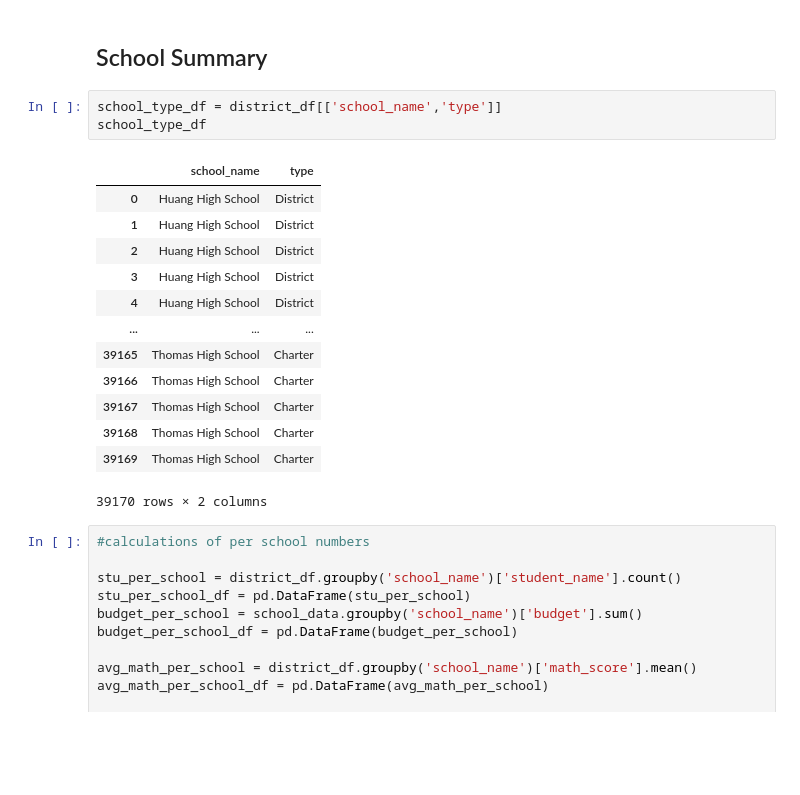
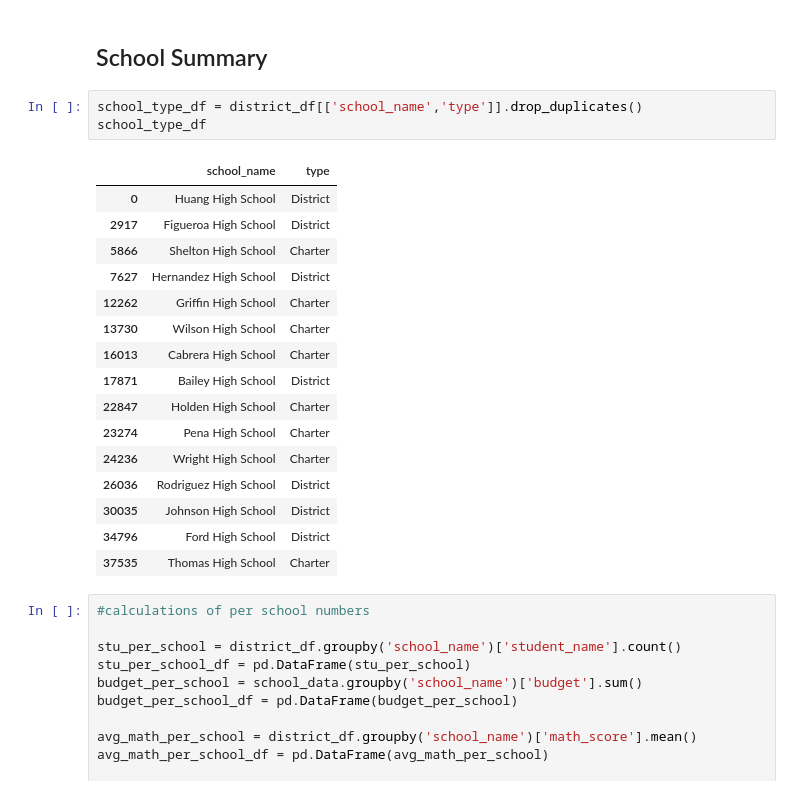
Before and after one commit to derekjohnson7/pandas-analysis, a Jupyter notebook: pandas-challenge/PyCitySchools/PyCitySchools.ipynb, the cells around one changed output. Saved outputs shown, nothing was run; the diff lists cells and outputs as text; blank space fills up the shorter version.

```diff
--- a/pandas-challenge/PyCitySchools/PyCitySchools.ipynb
+++ b/pandas-challenge/PyCitySchools/PyCitySchools.ipynb
@@ -94,22 +94,25 @@ district_summary_df
 # %% [markdown]
 ## School Summary
 # %%
-school_type_df = district_df[['school_name','type']]
+school_type_df = district_df[['school_name','type']].drop_duplicates()
 school_type_df
 # %% [output]
 |  | school_name | type |
 | 0 | Huang High School | District |
-| 1 | Huang High School | District |
-| 2 | Huang High School | District |
-| 3 | Huang High School | District |
-| 4 | Huang High School | District |
-| ... | ... | ... |
-| 39165 | Thomas High School | Charter |
-| 39166 | Thomas High School | Charter |
-| 39167 | Thomas High School | Charter |
-| 39168 | Thomas High School | Charter |
-| 39169 | Thomas High School | Charter |
+| 2917 | Figueroa High School | District |
+| 5866 | Shelton High School | Charter |
+| 7627 | Hernandez High School | District |
+| 12262 | Griffin High School | Charter |
+| 13730 | Wilson High School | Charter |
+| 16013 | Cabrera High School | Charter |
+| 17871 | Bailey High School | District |
+| 22847 | Holden High School | Charter |
+| 23274 | Pena High School | Charter |
+| 24236 | Wright High School | Charter |
+| 26036 | Rodriguez High School | District |
+| 30035 | Johnson High School | District |
+| 34796 | Ford High School | District |
+| 37535 | Thomas High School | Charter |
-39170 rows × 2 columns
 # %%
 #calculations of per school numbers
 
```
Also changed, not shown: parts of 8 cells of this notebook.
